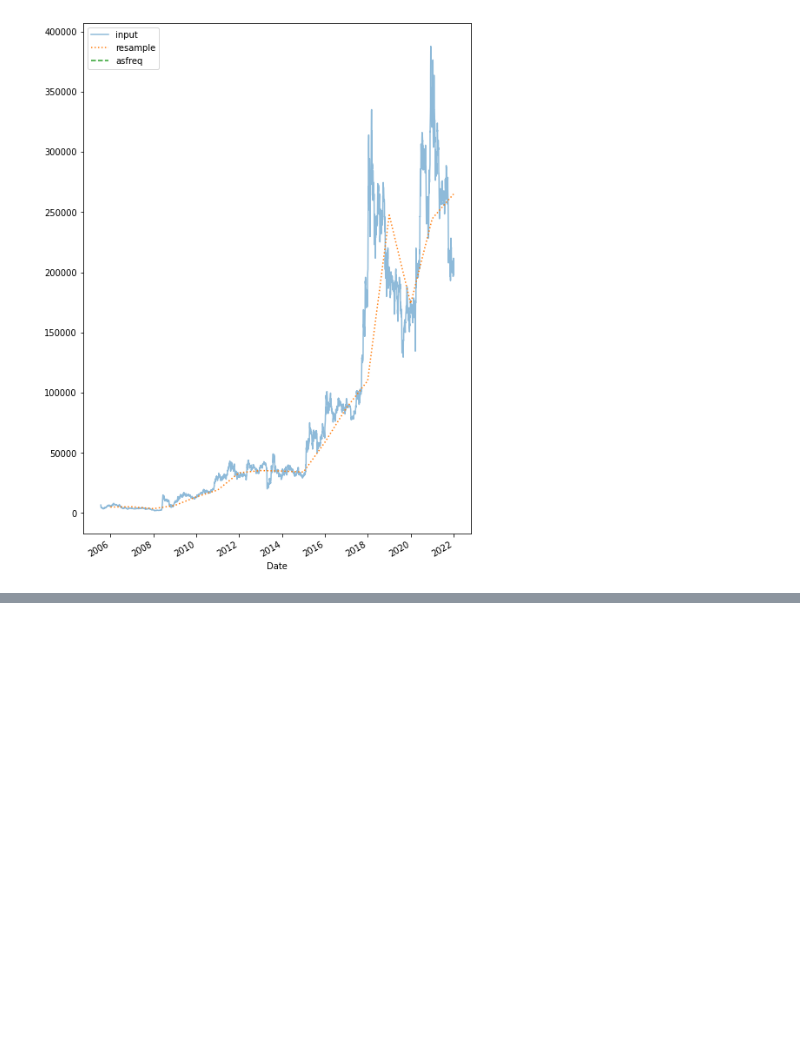
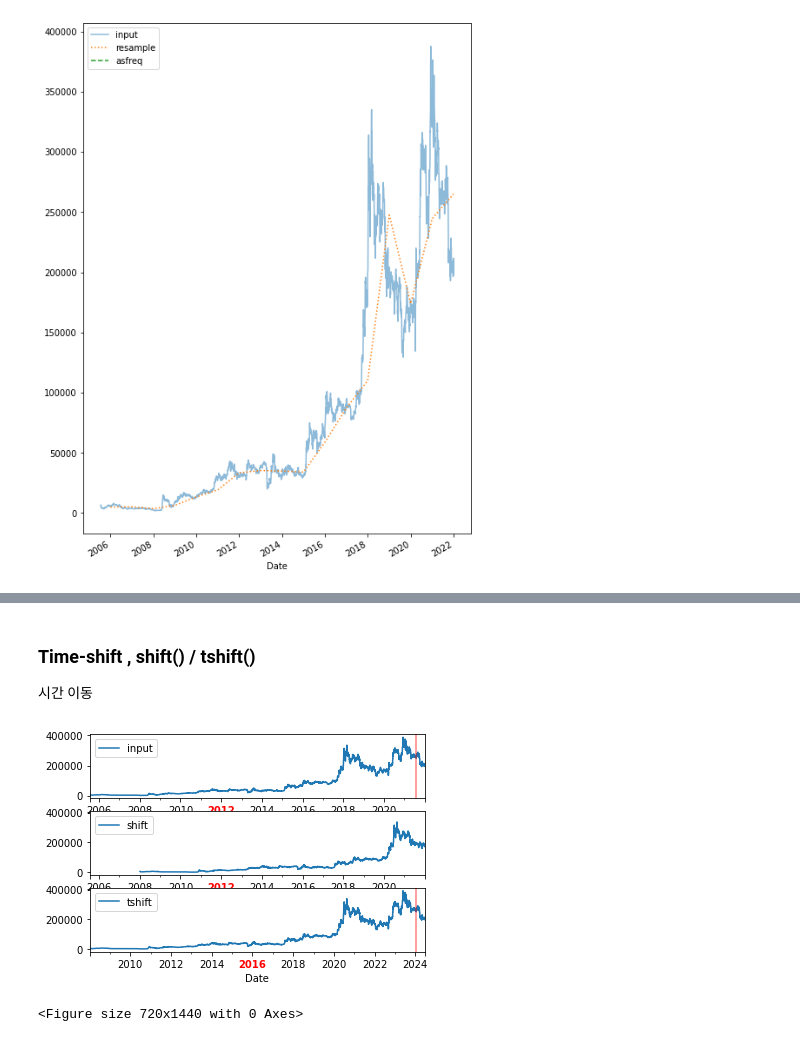
Before and after one commit to crickmj/Python_begins, a Jupyter notebook: for Practice/DataScienceBook_DS/시계열.ipynb, the cells around one changed output, grey strips where cells are left out. Cells and saved outputs as stored; diff of their text form; code cells hidden in the pictures; blank space fills up the shorter version.

```diff
--- a/for Practice/DataScienceBook_DS/시계열.ipynb
+++ b/for Practice/DataScienceBook_DS/시계열.ipynb
@@ -185,0 +198,36 @@ plt.show()
+# %% [markdown]
+### Time-shift , shift() / tshift()
+시간 이동
+# %%
+
+fig, ax = plt.subplots(3, sharey=True)
+# data에 주기를 적용
+clt_close = clt_close.asfreq('D', method = 'pad')
+
+plt.figure(figsize=(10,20))
+clt_close.plot(ax=ax[0])
+clt_close.shift(900).plot(ax=ax[1])
+clt_close.tshift(900).plot(ax=ax[2])
+
+# 범례와 주석
+local_max = pd.to_datetime('2021-08-05')
+offset = pd.Timedelta(900,'D')
+
+ax[0].legend(['input'], loc=2)
+ax[0].get_xticklabels()[4].set(weight='heavy', color='red')
+ax[0].axvline(local_max, alpha=0.5, color='red')
+
+
+ax[1].legend(['shift'], loc=2)
+ax[1].get_xticklabels()[4].set(weight='heavy', color='red')
+ax[1].axvline(local_max + offset, alpha=0.5, color='red')
+
+
+ax[2].legend(['tshift'], loc=2)
+ax[2].get_xticklabels()[4].set(weight='heavy', color='red')
+ax[2].axvline(local_max + offset, alpha=0.5, color='red')
+
+plt.show()
+# %% [output]
+[figure, added]
+<Figure size 720x1440 with 0 Axes>
```
Also changed, not shown: parts of 4 cells of this notebook.
